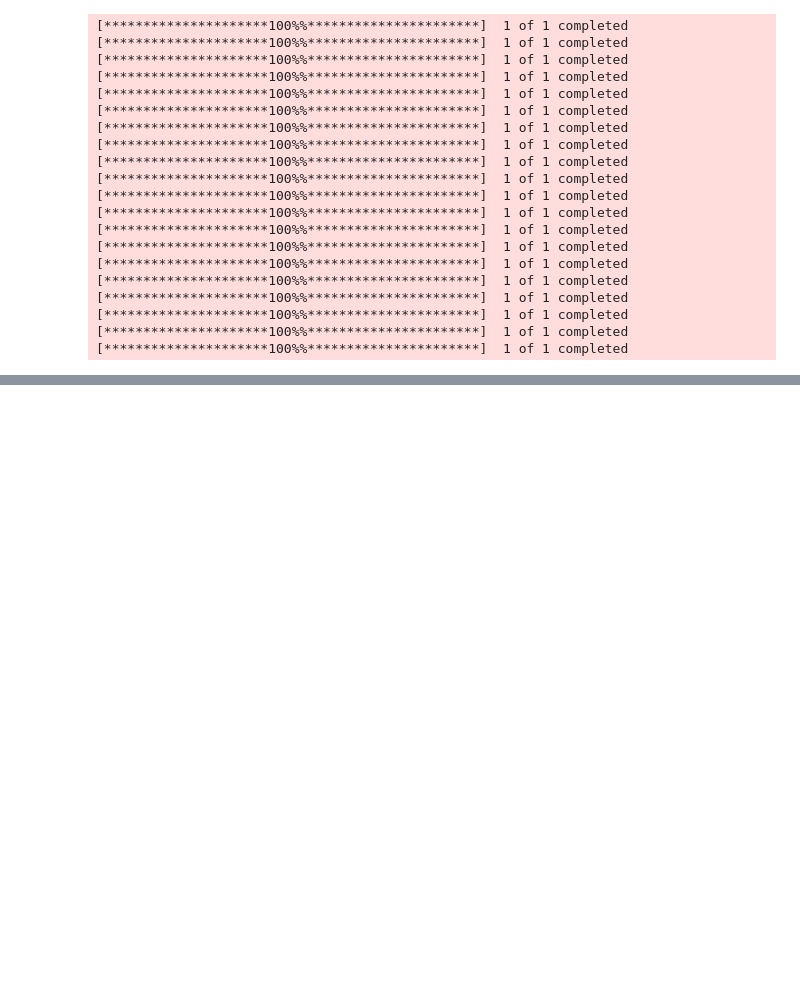
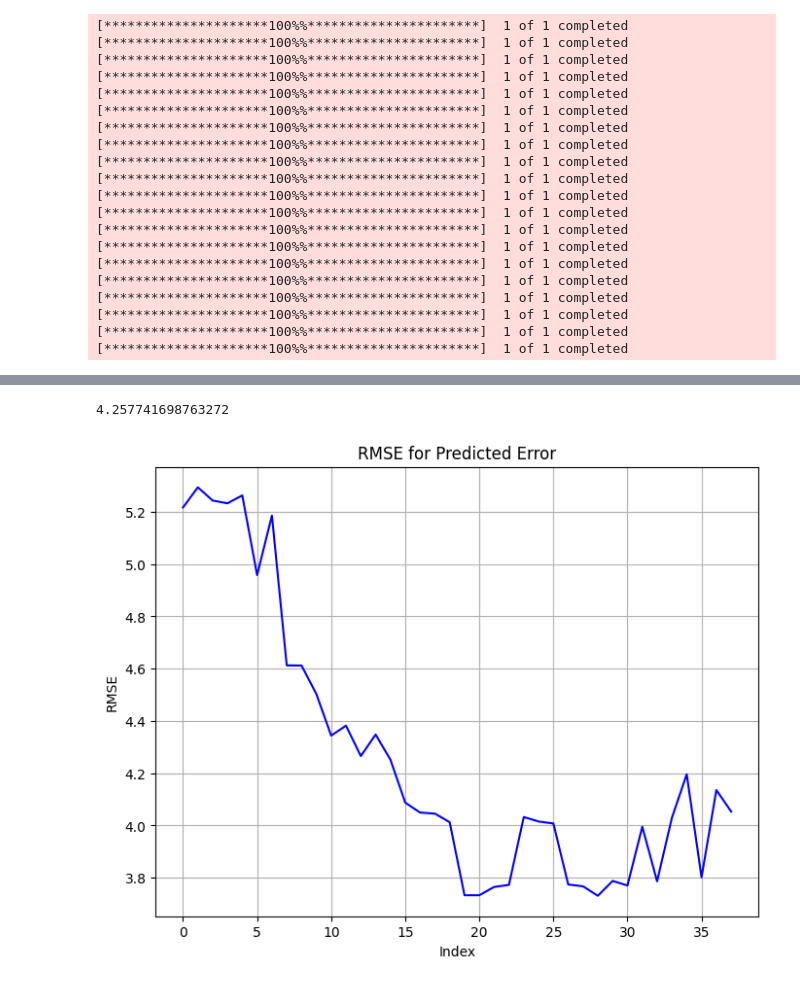
Before and after one commit to csci595-research-lit-spring-2024/595-class-project-spring-2024-Sridhar29Ch, a Jupyter notebook: notebooks/trans_1day.ipynb, the cells around one changed output, grey strips where cells are left out. Cells and saved outputs as stored; diff of their text form; code cells hidden in the pictures; blank space fills up the shorter version.

```diff
--- a/notebooks/trans_1day.ipynb
+++ b/notebooks/trans_1day.ipynb
@@ -488,11 +1118,16 @@ error_main.shape
+# %%
+print(np.mean(error))
+# %% [output]
+4.257741698763272
 # %%
-error = np.mean(error_main, axis=1)
 plt.figure(figsize=(8, 6))
-plt.plot(np.arange(39), error, color='blue')
+plt.plot(np.arange(38), error, color='blue')
 plt.xlabel('Index')
 plt.ylabel('RMSE')
 plt.title('RMSE for Predicted Error')
 plt.grid(True)
 plt.show()
+# %% [output]
+[figure, added]
 # %%
 final_pred
```
Also changed, not shown: parts of 71 cells of this notebook, 15 other files.
